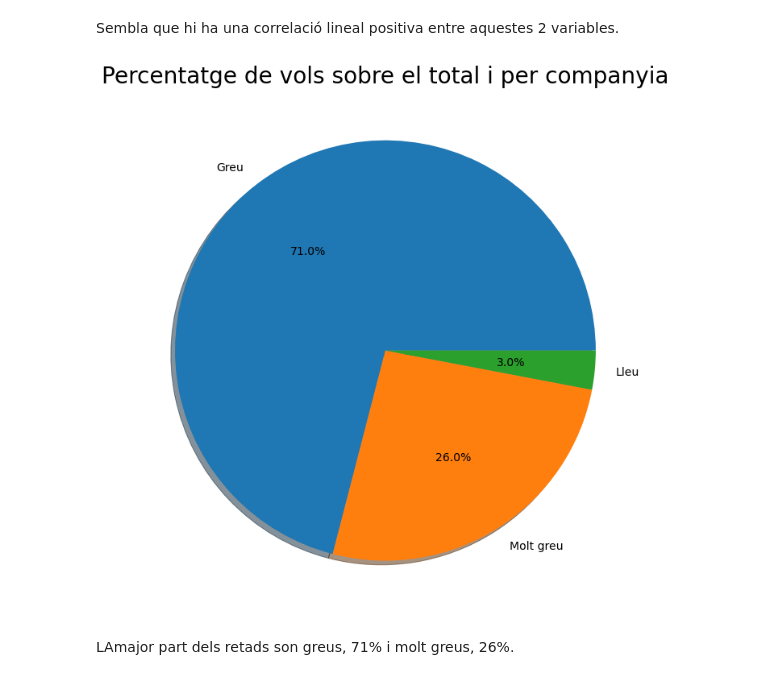
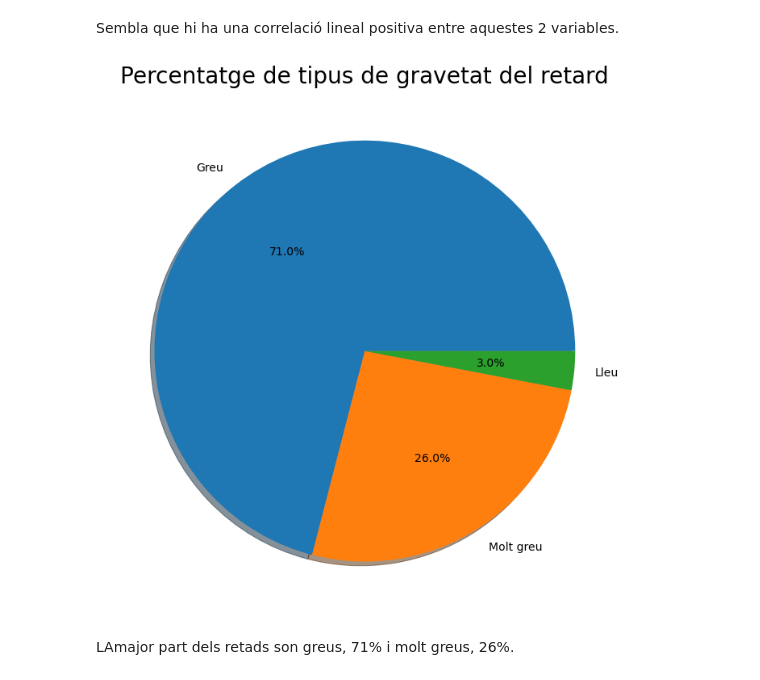
Before and after one commit to aribavertex/tasques_it_academy, a Jupyter notebook: _S11_T01_Practicant_amb_training_i_test_sets.ipynb, the cells around one changed output. Saved outputs shown, nothing was run; the diff lists cells and outputs as text; code cells hidden in the pictures.

```diff
--- a/_S11_T01_Practicant_amb_training_i_test_sets.ipynb
+++ b/_S11_T01_Practicant_amb_training_i_test_sets.ipynb
@@ -705,11 +705,11 @@ Sembla que hi ha una correlació lineal positiva entre aquestes 2 variables.
 # %%
 # # Visualització de la freqúencia dels diferents tipus de gravetats per retard: lleu, greu i molt greu.
 mostra_entrenament_gravetat_retard = mostra_entrenament['Gravetat_retard'].value_counts()
 plt.figure(figsize = (14,12))
 plt.pie(mostra_entrenament_gravetat_retard, labels = mostra_entrenament_gravetat_retard.index, autopct='%1.1f%%',shadow = True, textprops={'fontsize': 14})
-plt.title('Percentatge de vols sobre el total i per companyia',fontsize = 28)
+plt.title('Percentatge de tipus de gravetat del retard',fontsize = 28)
 plt.show()
 # %% [output]
-[figure, old version]
+[figure, new version]
 # %% [markdown]
 LAmajor part dels retads son greus, 71% i molt greus, 26%.
```
